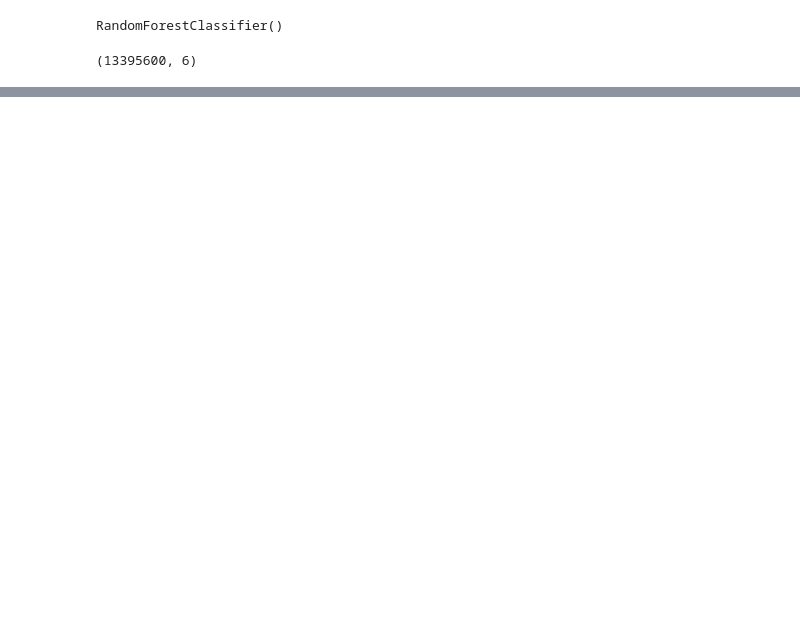
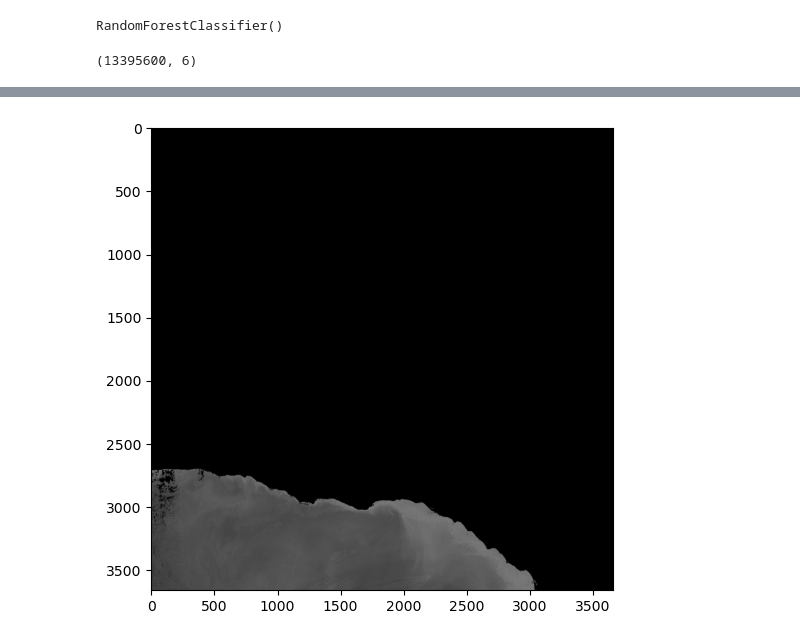
Before and after one commit to atticus-cummings/HLS_Kelp, a Jupyter notebook: RF_train.ipynb, the cells around one changed output, grey strips where cells are left out. Saved outputs shown, nothing was run; the diff lists cells and outputs as text; code cells hidden in the pictures; blank space fills up the shorter version.

```diff
--- a/RF_train.ipynb
+++ b/RF_train.ipynb
@@ -38,6 +41,6 @@ rf.fit(X_train, y_train)
 # %% [output]
 RandomForestClassifier()
 # %%
-with open(r'C:\Users\attic\HLS_Kelp\random_forest\rf.pickle', 'wb') as f:
+with open(r'C:\Users\attic\HLS_Kelp\random_forest\rf', 'wb') as f:
     pickle.dump(rf, f)
 # %%
@@ -68,0 +74,31 @@ plt.show()
+# %%
+
+if not os.path.isdir (r'C:\Users\attic\HLS_Kelp\imagery\rf_training_V2'):
+    os.mkdir(r'C:\Users\attic\HLS_Kelp\imagery\rf_training_V2')
+classification_path = os.path.join(r'C:\Users\attic\HLS_Kelp\imagery\rf_training_V2',f'{item}_kelp_classified.tif')
+height, width = test_img[0].shape
+reshaped_normalized_img = test_data.reshape(height, width, 6)
+combined_img = np.dstack((reshaped_normalized_img, kelp_map))
+
+plt.figure(figsize=(6, 6))
+plt.imshow(combined_img[:,:,1], cmap='gray')
+plt.show()
+
+num_bands = 7
+data_type = rasterio.uint8
+profile = {
+    'driver': 'GTiff',
+    'width': width,
+    'height': height,
+    'count': 7,  # one band
+    'dtype': data_type,  # assuming binary mask, adjust dtype if needed
+    'crs': crs,
+    'transform': transform,
+    'nodata': 0  # assuming no data is 0
+}
+# Write the land mask array to GeoTIFF
+with rasterio.open(classification_path, 'w', **profile) as dst:
+    for i in range(num_bands):
+        dst.write(combined_img[:,:,i].astype(data_type), i + 1)
+# %% [output]
+[figure, added]
```
Also changed, not shown: parts of 4 cells of this notebook, 4 other files.
